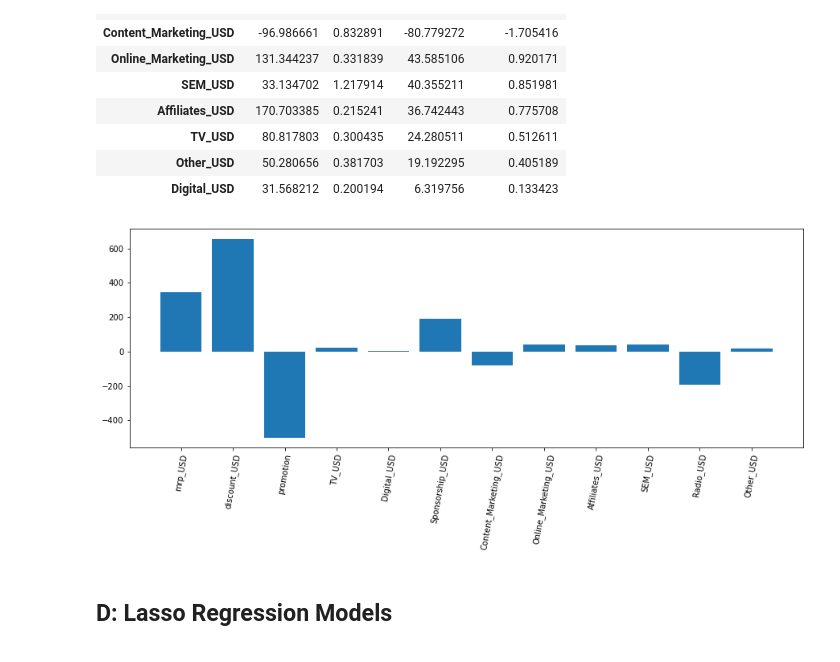
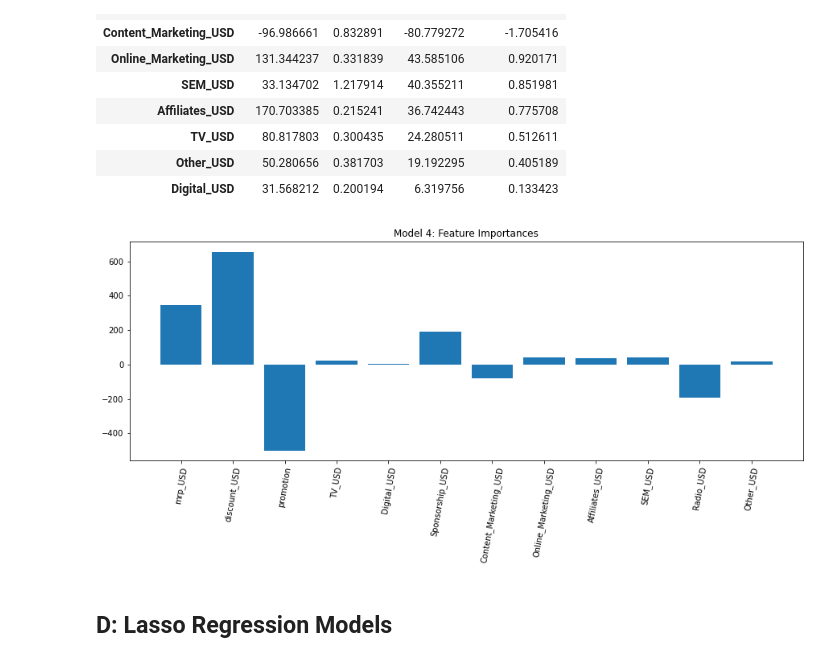
Before and after one commit to rrmahr/Marketing-Mix-Model, a Jupyter notebook: a_Notebooks/d_Modeling_Hyperparameter_Tuning.ipynb, the cells around one changed output. Cells and saved outputs as stored; diff of their text form; code cells hidden in the pictures.

```diff
--- a/a_Notebooks/d_Modeling_Hyperparameter_Tuning.ipynb
+++ b/a_Notebooks/d_Modeling_Hyperparameter_Tuning.ipynb
@@ -338,11 +339,12 @@ feature_importances.reindex(feature_importances['importance'].abs().sort_values(
 # %%
 # plot feature importance
 plt.figure(figsize=(15,5))
 plt.bar(X_test_2.columns.to_list(),feature_importances['importance'])
 plt.xticks(rotation=80)
+plt.title('Model 4: Feature Importances')
 plt.show()
 # %% [output]
-[figure, old version]
+[figure, new version]
 # %% [markdown]
 ## D: Lasso Regression Models <a class="anchor" id="d"></a>
 # %% [markdown]
```
Also changed, not shown: parts of 11 cells of this notebook.
